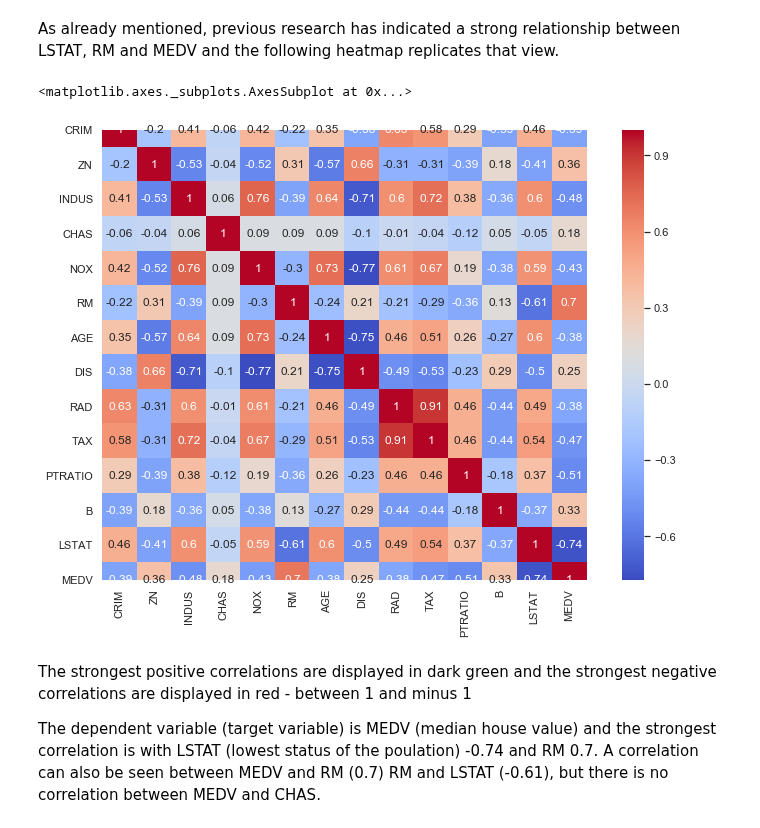
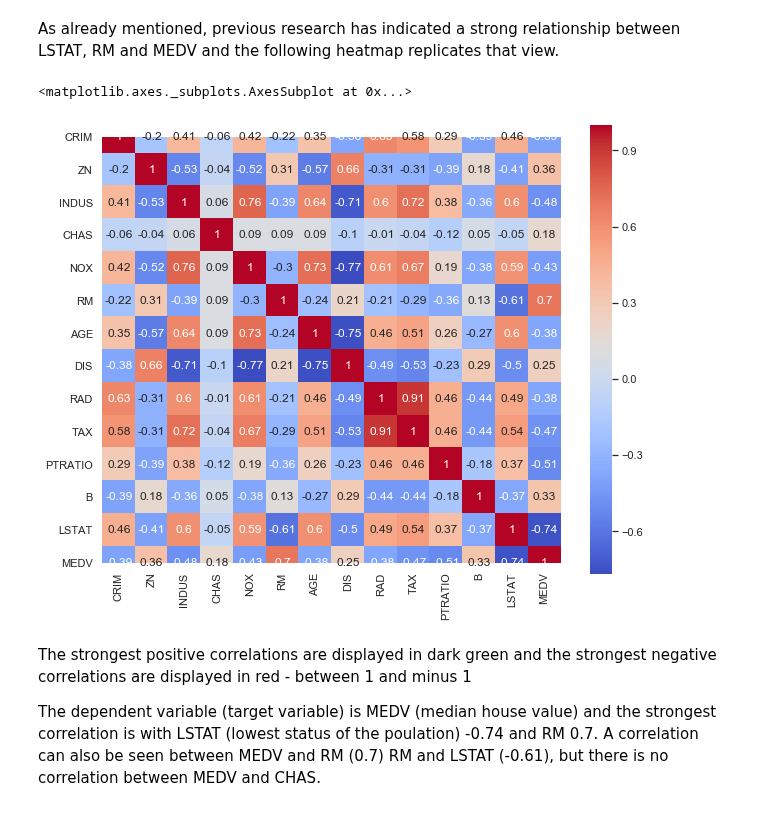
Before and after one commit to donalcarr/Machine-Learning-Assessment-2019, a Jupyter notebook: Machine Learning - Boston Housing Dataset.ipynb, the cells around one changed output. Drawn from its saved outputs; the diff is of its cells as text; code cells hidden in the pictures.

```diff
--- a/Machine Learning - Boston Housing Dataset.ipynb
+++ b/Machine Learning - Boston Housing Dataset.ipynb
@@ -289,12 +301,12 @@ As already mentioned, previous research has indicated a strong relationship betw
 heatmap replicates that view.
 # %%
 #set plot size
-sns.set(rc={'figure.figsize':(12.7,8.27)})
+sns.set(rc={'figure.figsize':(10.27,8.27)})
 # heatmap for correlation analysis
 sns.heatmap(boston.corr().round(2), square=True, annot=True,cmap ='coolwarm')
 # %% [output]
 <matplotlib.axes._subplots.AxesSubplot at 0x...>
-[figure, old version]
+[figure, new version]
 # %% [markdown]
 The strongest positive correlations are displayed in dark green and the strongest negative correlations are displayed
 in red - between 1 and minus 1
```
Also changed, not shown: parts of 78 cells of this notebook.
